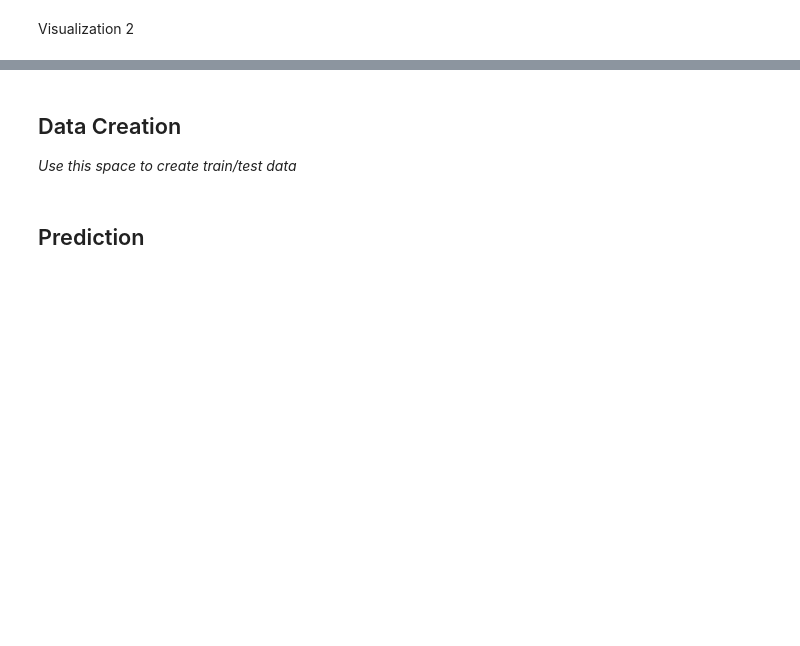
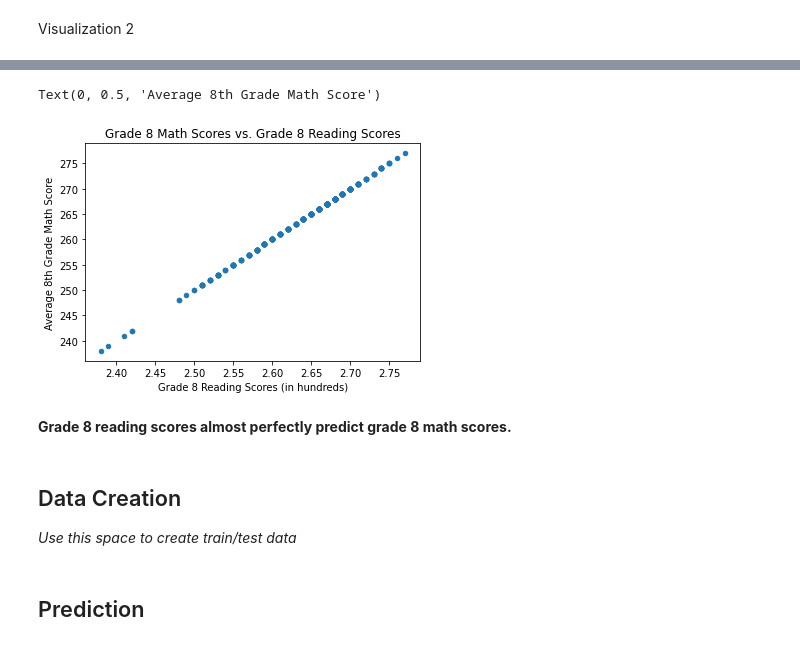
Before and after one commit to skurata681/MDST, a Jupyter notebook: checkpoint2/checkpoint2b.ipynb, the cells around one changed output, grey strips where cells are left out. Saved outputs shown, nothing was run; the diff lists cells and outputs as text; code cells hidden in the pictures; blank space fills up the shorter version.

```diff
--- a/checkpoint2/checkpoint2b.ipynb
+++ b/checkpoint2/checkpoint2b.ipynb
@@ -58,3 +135,13 @@ Visualization 2
+# %%
+df.plot.scatter(x = 'AVG_READING_8_SCORE_10^2',y = 'AVG_READING_8_SCORE')
+plt.title('Grade 8 Math Scores vs. Grade 8 Reading Scores')
+plt.xlabel('Grade 8 Reading Scores (in hundreds)')
+plt.ylabel('Average 8th Grade Math Score')
+# %% [output]
+Text(0, 0.5, 'Average 8th Grade Math Score')
+[figure, added]
+# %% [markdown]
+**Grade 8 reading scores almost perfectly predict grade 8 math scores.**
 # %% [markdown]
 <h2> Data Creation </h2>
 
```
Also changed, not shown: parts of 24 cells of this notebook.
